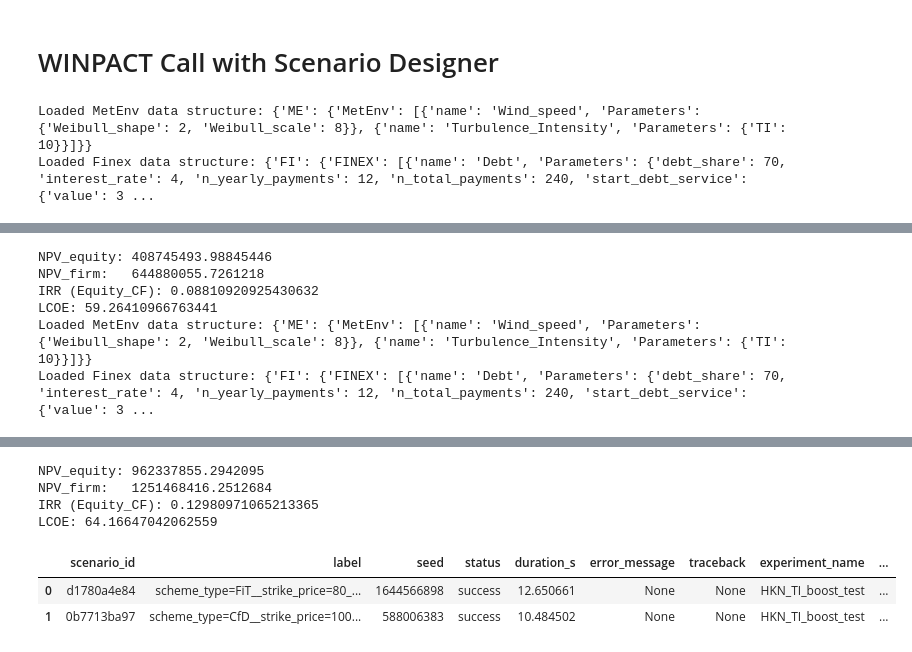
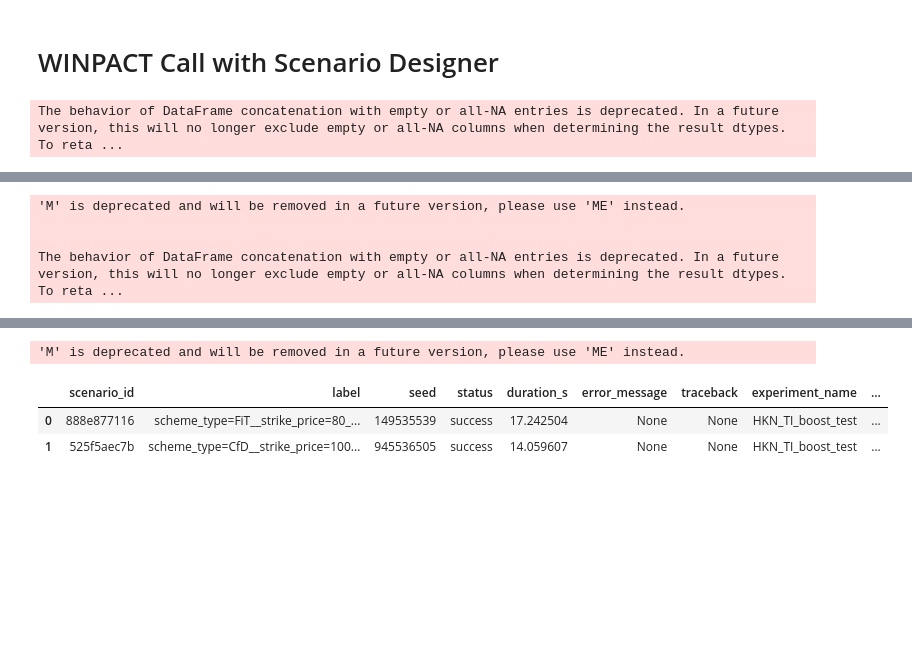
Before and after one commit to s243083/LCA-Special-Course, a Jupyter notebook: examples/WINPACT_API.ipynb, the cells around one changed output, grey strips where cells are left out. Drawn from its saved outputs; the diff is of its cells as text; code cells hidden in the pictures; blank space fills up the shorter version.

```diff
--- a/examples/WINPACT_API.ipynb
+++ b/examples/WINPACT_API.ipynb
@@ -254,6 +266,7 @@ The behavior of DataFrame concatenation with empty or all-NA entries is deprecat
 # %% [markdown]
 # WINPACT Call with Scenario Designer
 # %%
+
 from pathlib import Path
 import sys
 
@@ -268,6 +281,8 @@ RESULT_DIR   = PROJECT_ROOT / "results"
 # Define the simulation configuration
 
 sim_cfg = {
+    "run_marketenv": True,
+    "run_metenv": False,
     "run_capex": True,
     "capex_dashboard": False,
     "run_windfarm": True,
@@ -320,5 +335,4 @@ exp = build_experiment(
 # run the experiment
 exp.run()
 # %% [output]
-Loaded MetEnv data structure: {'ME': {'MetEnv': [{'name': 'Wind_speed', 'Parameters': {'Weibull_shape': 2, 'Weibull_scale': 8}}, {'name': 'Turbulence_Intensity', 'Parameters': {'TI': 10}}]}}
-Loaded Finex data structure: {'FI': {'FINEX': [{'name': 'Debt', 'Parameters': {'debt_share': 70, 'interest_rate': 4, 'n_yearly_payments': 12, 'n_total_payments': 240, 'start_debt_service': {'value': 3 ...
+The behavior of DataFrame concatenation with empty or all-NA entries is deprecated. In a future version, this will no longer exclude empty or all-NA columns when determining the result dtypes. To reta ...
@@ -339,9 +339,7 @@ Loaded Finex data structure: {'FI': {'FINEX': [{'name': 'Debt', 'Parameters': {'
 [prices] first=2017-03-31 00:00:00  last=2037-03-25 23:00:00  count=175200
 [power ] first=2017-03-31 00:00:00  last=2037-03-25 23:00:00  count=175200
 Timestamps identical (length & order): True
-NPV_equity: 408745493.98845446
-NPV_firm:   644880055.7261218
-IRR (Equity_CF): 0.08810920925430632
-LCOE: 59.26410966763441
-Loaded MetEnv data structure: {'ME': {'MetEnv': [{'name': 'Wind_speed', 'Parameters': {'Weibull_shape': 2, 'Weibull_scale': 8}}, {'name': 'Turbulence_Intensity', 'Parameters': {'TI': 10}}]}}
-Loaded Finex data structure: {'FI': {'FINEX': [{'name': 'Debt', 'Parameters': {'debt_share': 70, 'interest_rate': 4, 'n_yearly_payments': 12, 'n_total_payments': 240, 'start_debt_service': {'value': 3 ...
+'M' is deprecated and will be removed in a future version, please use 'ME' instead.
+
+
+The behavior of DataFrame concatenation with empty or all-NA entries is deprecated. In a future version, this will no longer exclude empty or all-NA columns when determining the result dtypes. To reta ...
@@ -362,10 +346,7 @@ Loaded Finex data structure: {'FI': {'FINEX': [{'name': 'Debt', 'Parameters': {'
 [prices] first=2017-03-31 00:00:00  last=2037-03-25 23:00:00  count=175200
 [power ] first=2017-03-31 00:00:00  last=2037-03-25 23:00:00  count=175200
 Timestamps identical (length & order): True
-NPV_equity: 962337855.2942095
-NPV_firm:   1251468416.2512684
-IRR (Equity_CF): 0.12980971065213365
-LCOE: 64.16647042062559
+'M' is deprecated and will be removed in a future version, please use 'ME' instead.
 |  | scenario_id | label | seed | status | duration_s | error_message | traceback | experiment_name | ... |
-| 0 | d1780a4e84 | scheme_type=FiT__strike_price=80_... | 1644566898 | success | 12.650661 | None | None | HKN_TI_boost_test | ... |
-| 1 | 0b7713ba97 | scheme_type=CfD__strike_price=100... | 588006383 | success | 10.484502 | None | None | HKN_TI_boost_test | ... |
+| 0 | 888e877116 | scheme_type=FiT__strike_price=80_... | 149535539 | success | 17.242504 | None | None | HKN_TI_boost_test | ... |
+| 1 | 525f5aec7b | scheme_type=CfD__strike_price=100... | 945536505 | success | 14.059607 | None | None | HKN_TI_boost_test | ... |
```
Also changed, not shown: parts of 2 cells of this notebook, 34 other files.
